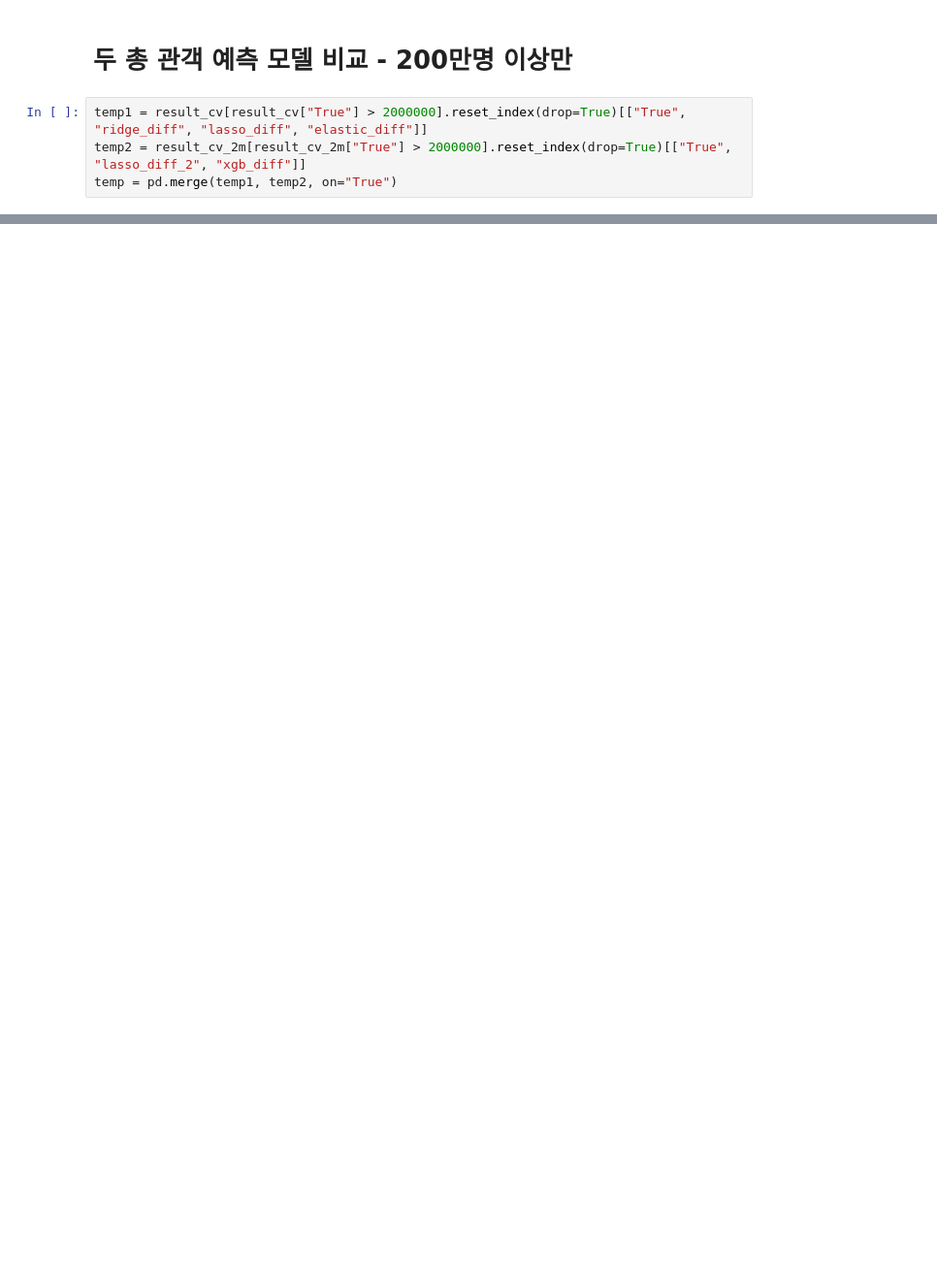
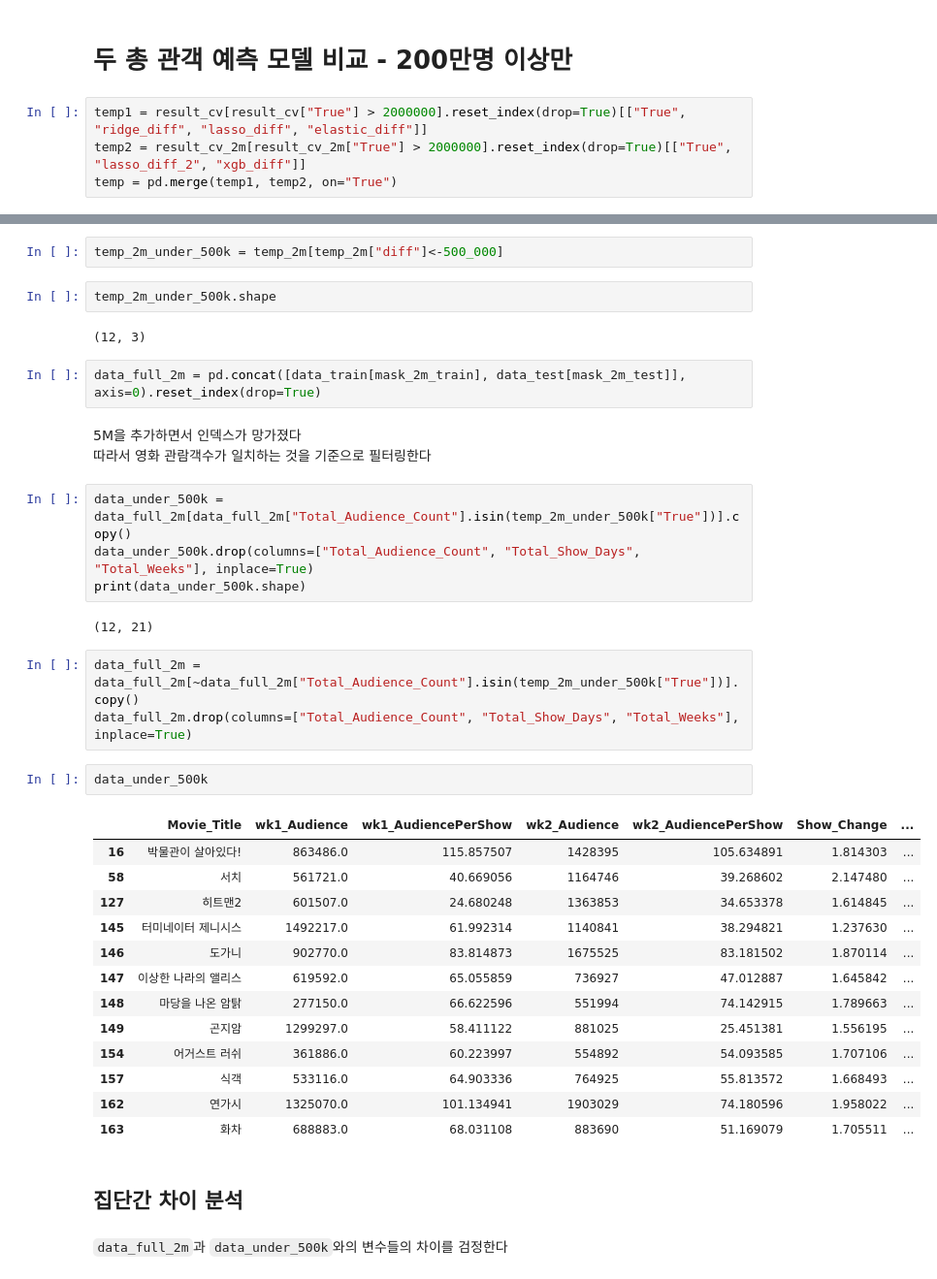
Before and after one commit to Seungwoo-JI64/BAF-25-2-Marketing, a Jupyter notebook: model/OLS/총관람객_회귀예측.ipynb, the cells around one changed output, grey strips where cells are left out. Shown at 97% size. Cells and saved outputs as stored; diff of their text form; blank space fills up the shorter version.

```diff
--- a/model/OLS/총관람객_회귀예측.ipynb
+++ b/model/OLS/총관람객_회귀예측.ipynb
@@ -902,0 +1050,40 @@ plt.show()
+# %%
+temp_2m_under_500k = temp_2m[temp_2m["diff"]<-500_000]
+# %%
+temp_2m_under_500k.shape
+# %% [output]
+(12, 3)
+# %%
+data_full_2m = pd.concat([data_train[mask_2m_train], data_test[mask_2m_test]], axis=0).reset_index(drop=True)
+# %% [markdown]
+5M을 추가하면서 인덱스가 망가졌다
+따라서 영화 관람객수가 일치하는 것을 기준으로 필터링한다
+# %%
+data_under_500k = data_full_2m[data_full_2m["Total_Audience_Count"].isin(temp_2m_under_500k["True"])].copy()
+data_under_500k.drop(columns=["Total_Audience_Count", "Total_Show_Days", "Total_Weeks"], inplace=True)
+print(data_under_500k.shape)
+# %% [output]
+(12, 21)
+# %%
+data_full_2m = data_full_2m[~data_full_2m["Total_Audience_Count"].isin(temp_2m_under_500k["True"])].copy()
+data_full_2m.drop(columns=["Total_Audience_Count", "Total_Show_Days", "Total_Weeks"], inplace=True)
+# %%
+data_under_500k
+# %% [output]
+|  | Movie_Title | wk1_Audience | wk1_AudiencePerShow | wk2_Audience | wk2_AudiencePerShow | Show_Change | ... |
+| 16 | 박물관이 살아있다! | 863486.0 | 115.857507 | 1428395 | 105.634891 | 1.814303 | ... |
+| 58 | 서치 | 561721.0 | 40.669056 | 1164746 | 39.268602 | 2.147480 | ... |
+| 127 | 히트맨2 | 601507.0 | 24.680248 | 1363853 | 34.653378 | 1.614845 | ... |
+| 145 | 터미네이터 제니시스 | 1492217.0 | 61.992314 | 1140841 | 38.294821 | 1.237630 | ... |
+| 146 | 도가니 | 902770.0 | 83.814873 | 1675525 | 83.181502 | 1.870114 | ... |
+| 147 | 이상한 나라의 앨리스 | 619592.0 | 65.055859 | 736927 | 47.012887 | 1.645842 | ... |
+| 148 | 마당을 나온 암탉 | 277150.0 | 66.622596 | 551994 | 74.142915 | 1.789663 | ... |
+| 149 | 곤지암 | 1299297.0 | 58.411122 | 881025 | 25.451381 | 1.556195 | ... |
+| 154 | 어거스트 러쉬 | 361886.0 | 60.223997 | 554892 | 54.093585 | 1.707106 | ... |
+| 157 | 식객 | 533116.0 | 64.903336 | 764925 | 55.813572 | 1.668493 | ... |
+| 162 | 연가시 | 1325070.0 | 101.134941 | 1903029 | 74.180596 | 1.958022 | ... |
+| 163 | 화차 | 688883.0 | 68.031108 | 883690 | 51.169079 | 1.705511 | ... |
+# %% [markdown]
+## 집단간 차이 분석
+# %% [markdown]
+`data_full_2m`과 `data_under_500k`와의 변수들의 차이를 검정한다
```
Also changed, not shown: parts of 65 cells of this notebook, 4 other files.
